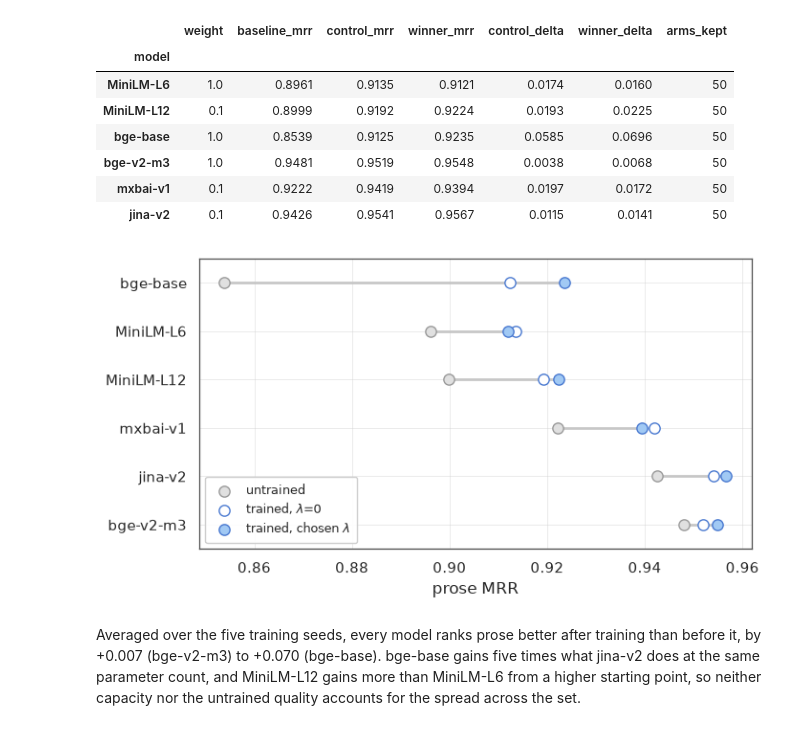
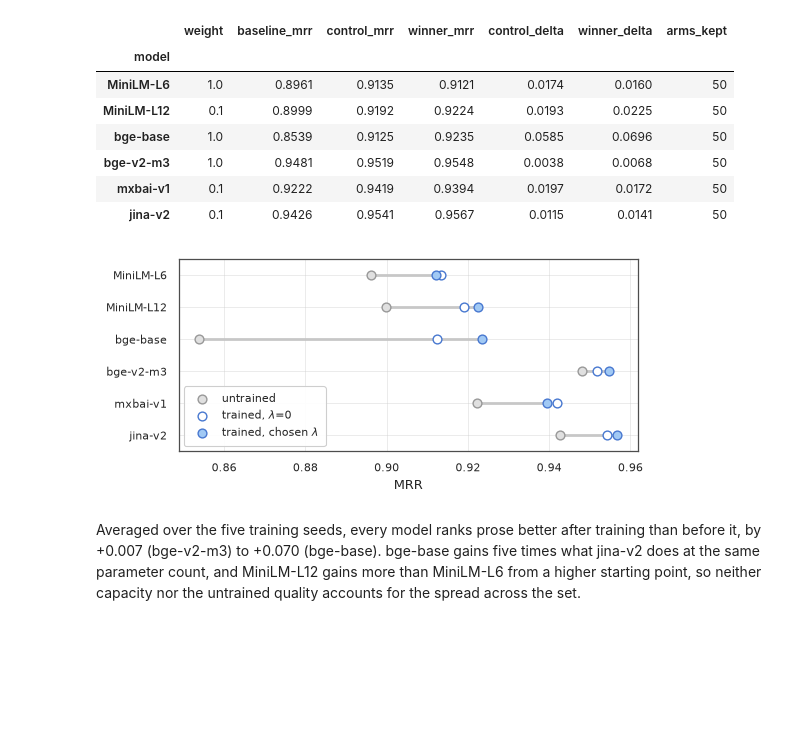
Before and after one commit to foad/format-sensitivity-reranking, a Jupyter notebook: notebooks/h2/h2_ablation_nonbox.ipynb, the cells around one changed output. Saved outputs shown, nothing was run; the diff lists cells and outputs as text; code cells hidden in the pictures; blank space fills up the shorter version.

Commit message:
update notebooks for thesis

```diff
--- a/notebooks/h2/h2_ablation_nonbox.ipynb
+++ b/notebooks/h2/h2_ablation_nonbox.ipynb
@@ -21,16 +21,25 @@ from fsr.h2_results import (
     seed_prose_table,
 )
 
-sns.set_theme(style="whitegrid", context="notebook")
+sns.set_theme(style="whitegrid", context="paper")
 plt.rcParams.update(
     {
         "figure.dpi": 100,
+        "font.size": 9,
+        "axes.labelsize": 9,
+        "xtick.labelsize": 8,
+        "ytick.labelsize": 8,
+        "legend.fontsize": 8,
         "grid.linewidth": 0.6,
         "grid.alpha": 0.45,
         "axes.edgecolor": "0.3",
         "axes.linewidth": 0.9,
     }
 )
+
+# the thesis text width in inches: A4 with 1 in margins. Figures are drawn at the
+# width they are printed at, so their text prints at its true size.
+TEXT_WIDTH = 6.27
 
 BAR_FILL = sns.color_palette("pastel")[0]
 BAR_EDGE = sns.color_palette("muted")[0]
@@ -47,8 +56,8 @@ DATA_ROOT = ROOT / "data" / "nq"
 FIG_DIR = ROOT / "notebooks" / "h2" / "figures"
 FIG_DIR.mkdir(parents=True, exist_ok=True)
 
-MRR_LABEL = "prose MRR"
-DELTA_LABEL = "$\\Delta$ prose MRR against the untrained model"
+MRR_LABEL = "MRR"
+DELTA_LABEL = "Δ MRR"
 
 
 def save(fig, name):
@@ -72,6 +81,7 @@ def fills(flags):
 SLUGS = prose_available(DATA_ROOT)
 SEEDS = list(TRAINING_SEEDS)
 SEED_COLUMNS = [f"seed {s}" for s in SEEDS]
+OFFSETS = np.linspace(-0.24, 0.24, len(SEEDS))
 ARMS = 2 * len(FORMAT_NAMES) * len(SEEDS)
 prose = seed_prose_table(DATA_ROOT, SLUGS)
 
@@ -111,44 +121,43 @@ prose[
 | mxbai-v1 | 0.1 | 0.9222 | 0.9419 | 0.9394 | 0.0197 | 0.0172 | 50 |
 | jina-v2 | 0.1 | 0.9426 | 0.9541 | 0.9567 | 0.0115 | 0.0141 | 50 |
 # %%
-order = prose.sort_values("baseline_mrr").index
+order = prose.index
 rows = prose.loc[order]
 y = np.arange(len(order))
 
-fig, ax = plt.subplots(figsize=(7.2, 3.9))
+fig, ax = plt.subplots(figsize=(0.9 * TEXT_WIDTH, 2.6))
 ax.hlines(y, rows["baseline_mrr"], rows["winner_mrr"], color="0.78", lw=2.0, zorder=1)
 for column, colour, edge, label in (
     ("baseline_mrr", MUTED_FILL, MUTED_EDGE, "untrained"),
     ("control_mrr", "white", BAR_EDGE, "trained, $\\lambda$=0"),
     ("winner_mrr", BAR_FILL, BAR_EDGE, "trained, chosen $\\lambda$"),
 ):
     ax.scatter(
         rows[column],
         y,
-        s=66,
+        s=40,
         color=colour,
         edgecolor=edge,
         linewidth=1.0,
         zorder=3,
         label=label,
     )
 
 ax.set_yticks(y)
 ax.set_yticklabels(order)
 ax.set_ylim(len(order) - 0.5, -0.5)
 ax.set_xlabel(MRR_LABEL)
 ax.legend(
     loc="lower left",
-    fontsize=9,
     frameon=True,
     facecolor="white",
     edgecolor="0.8",
     framealpha=0.95,
     borderpad=0.6,
 ).set_zorder(5)
 save(fig, "nonbox_ranking_quality")
 # %% [output]
-[figure, old version]
+[figure, new version]
 # %% [markdown]
 Averaged over the five training seeds, every model ranks prose better after
 training than before it, by +0.007 (bge-v2-m3) to +0.070 (bge-base). bge-base
```
Also changed, not shown: parts of 5 cells of this notebook, 24 other files.
